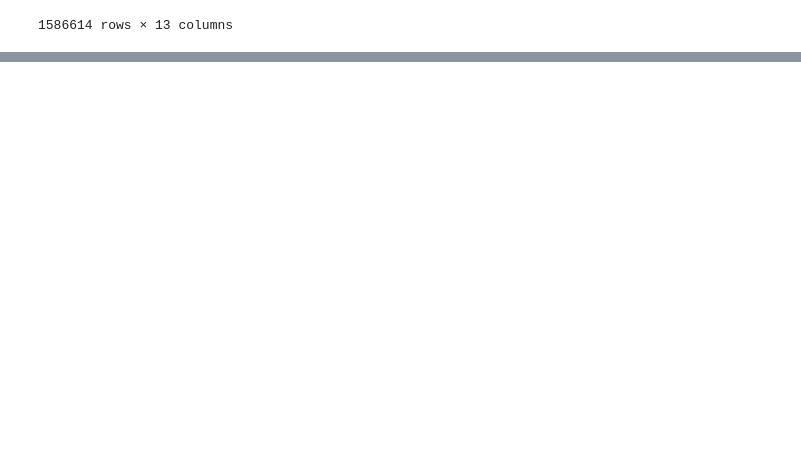
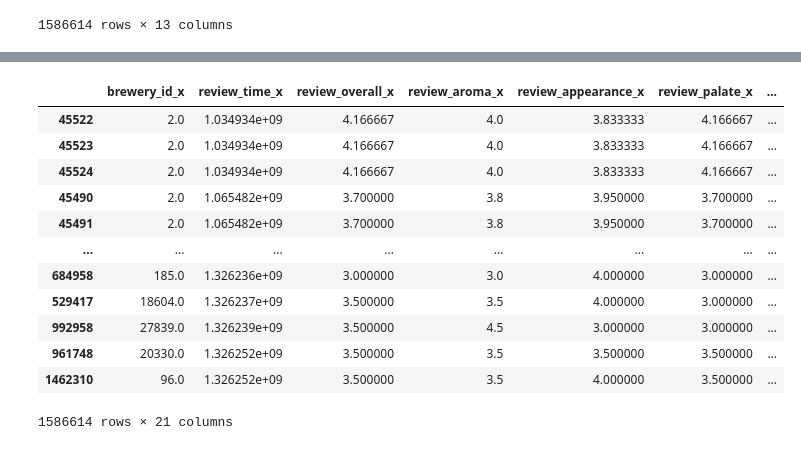
Before and after one commit to nowlansavage/brewery_startup_guide, a Jupyter notebook: beer_reviews.ipynb, the cells around one changed output, grey strips where cells are left out. Saved outputs shown, nothing was run; the diff lists cells and outputs as text; code cells hidden in the pictures; blank space fills up the shorter version.

```diff
--- a/beer_reviews.ipynb
+++ b/beer_reviews.ipynb
@@ -38,2 +56,21 @@ beer_review_ave
+# %%
+beer_review_ave = beer_review_ave.merge(beer_reviews, how='left', left_index=True, right_on = 'beer_beerid')
+# beer_review_ave = beer_review_ave.join(beer_reviews, lsuffix='beer_beerid', rsuffix='beer_beerid', how='left')
+
+beer_review_ave
+# %% [output]
+|  | brewery_id_x | review_time_x | review_overall_x | review_aroma_x | review_appearance_x | review_palate_x | ... |
+| 45522 | 2.0 | 1.034934e+09 | 4.166667 | 4.0 | 3.833333 | 4.166667 | ... |
+| 45523 | 2.0 | 1.034934e+09 | 4.166667 | 4.0 | 3.833333 | 4.166667 | ... |
+| 45524 | 2.0 | 1.034934e+09 | 4.166667 | 4.0 | 3.833333 | 4.166667 | ... |
+| 45490 | 2.0 | 1.065482e+09 | 3.700000 | 3.8 | 3.950000 | 3.700000 | ... |
+| 45491 | 2.0 | 1.065482e+09 | 3.700000 | 3.8 | 3.950000 | 3.700000 | ... |
+| ... | ... | ... | ... | ... | ... | ... | ... |
+| 684958 | 185.0 | 1.326236e+09 | 3.000000 | 3.0 | 4.000000 | 3.000000 | ... |
+| 529417 | 18604.0 | 1.326237e+09 | 3.500000 | 3.5 | 4.000000 | 3.000000 | ... |
+| 992958 | 27839.0 | 1.326239e+09 | 3.500000 | 4.5 | 3.000000 | 3.000000 | ... |
+| 961748 | 20330.0 | 1.326252e+09 | 3.500000 | 3.5 | 3.500000 | 3.500000 | ... |
+| 1462310 | 96.0 | 1.326252e+09 | 3.500000 | 3.5 | 4.000000 | 3.500000 | ... |
+1586614 rows × 21 columns
 # %%
 beer_review_ave.to_csv('beer_review_ave.csv')
```
Also changed, not shown: parts of 2 cells of this notebook.
